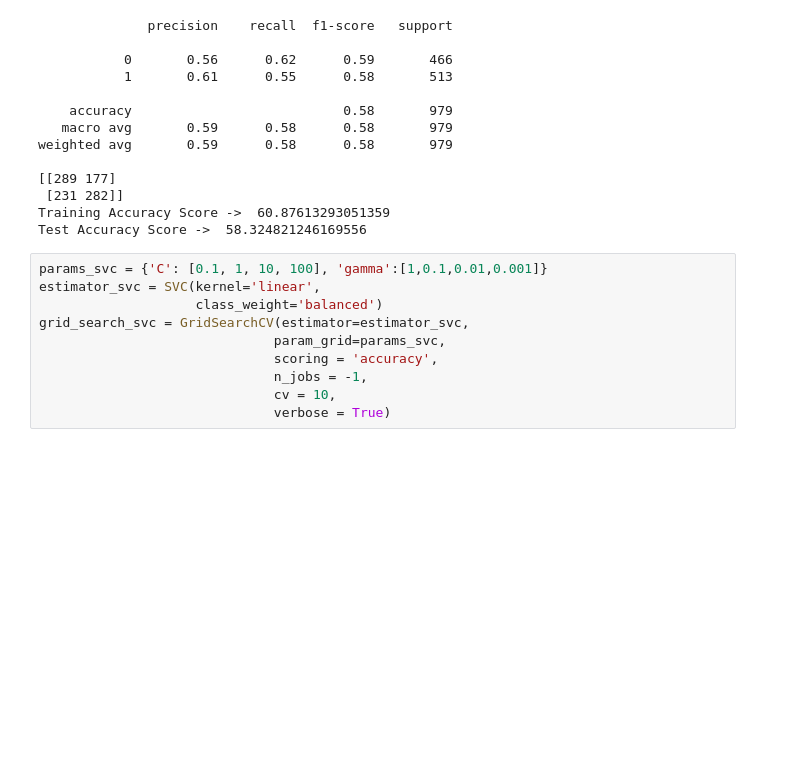
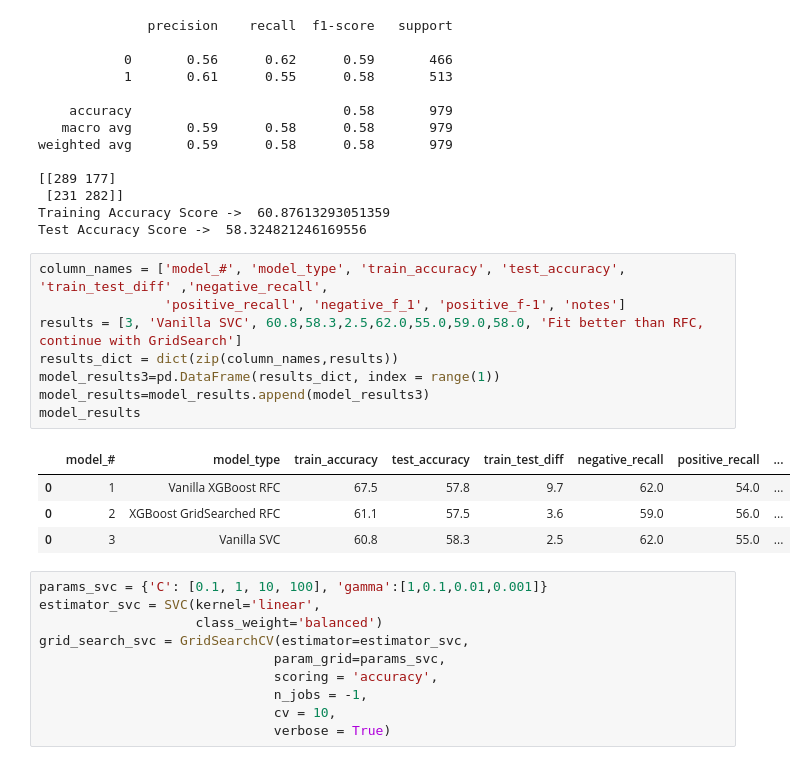
Before and after one commit to will4865/FlatironCapstoneProject, a Jupyter notebook: modeling.ipynb, the cells around one changed output. Drawn from its saved outputs; the diff is of its cells as text; blank space fills up the shorter version.

```diff
--- a/modeling.ipynb
+++ b/modeling.ipynb
@@ -163,6 +194,19 @@ weighted avg       0.59      0.58      0.58       979
  [231 282]]
 Training Accuracy Score ->  60.87613293051359
 Test Accuracy Score ->  58.324821246169556
+# %%
+column_names = ['model_#', 'model_type', 'train_accuracy', 'test_accuracy', 'train_test_diff' ,'negative_recall',
+                'positive_recall', 'negative_f_1', 'positive_f-1', 'notes']
+results = [3, 'Vanilla SVC', 60.8,58.3,2.5,62.0,55.0,59.0,58.0, 'Fit better than RFC, continue with GridSearch']
+results_dict = dict(zip(column_names,results))
+model_results3=pd.DataFrame(results_dict, index = range(1))
+model_results=model_results.append(model_results3)
+model_results
+# %% [output]
+|  | model_# | model_type | train_accuracy | test_accuracy | train_test_diff | negative_recall | positive_recall | ... |
+| 0 | 1 | Vanilla XGBoost RFC | 67.5 | 57.8 | 9.7 | 62.0 | 54.0 | ... |
+| 0 | 2 | XGBoost GridSearched RFC | 61.1 | 57.5 | 3.6 | 59.0 | 56.0 | ... |
+| 0 | 3 | Vanilla SVC | 60.8 | 58.3 | 2.5 | 62.0 | 55.0 | ... |
 # %%
 params_svc = {'C': [0.1, 1, 10, 100], 'gamma':[1,0.1,0.01,0.001]}
 estimator_svc = SVC(kernel='linear',
```
Also changed, not shown: parts of 22 cells of this notebook.
